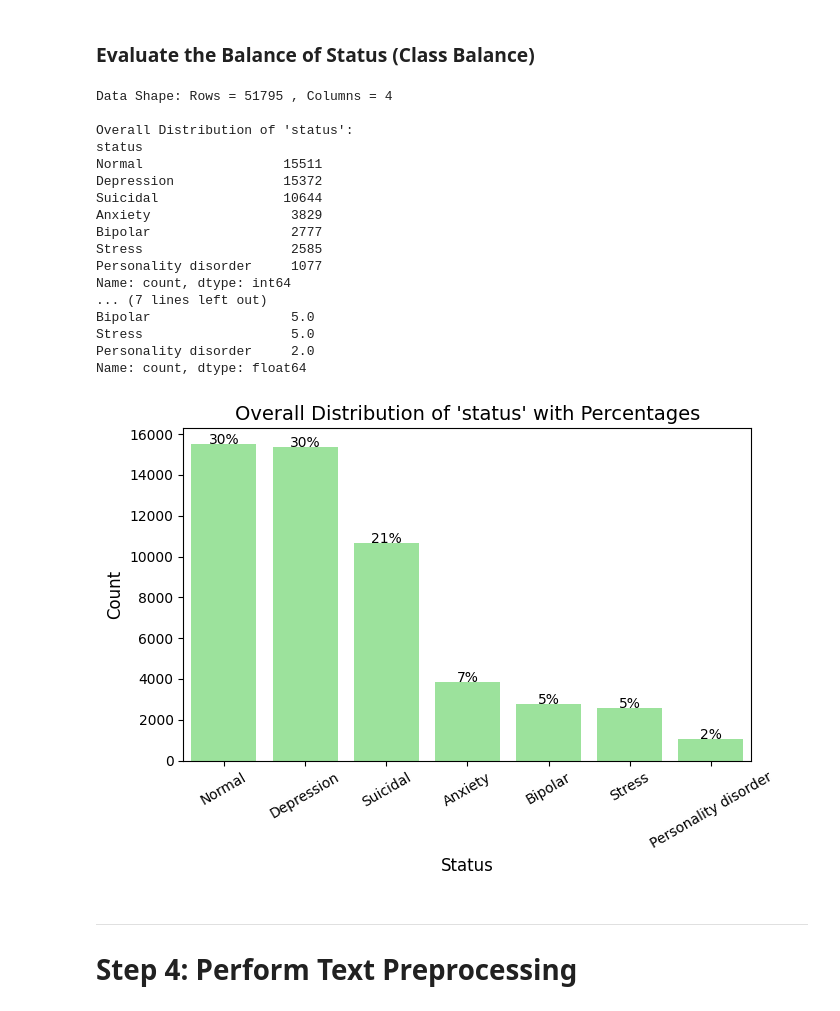
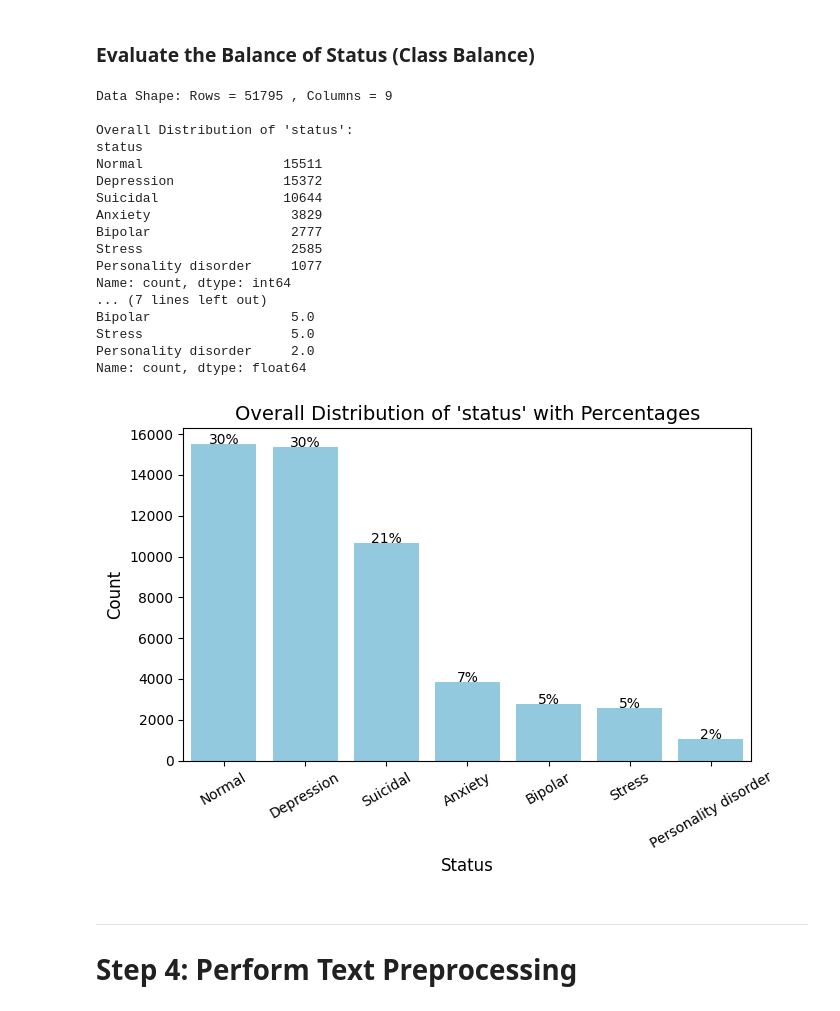
Before and after one commit to viando8/datasci207-final-project, a Jupyter notebook: 1_EDA_Bag_of_Words_Bag_of_Embeddings.ipynb, the cells around one changed output. Saved outputs shown, nothing was run; the diff lists cells and outputs as text; code cells hidden in the pictures.

```diff
--- a/1_EDA_Bag_of_Words_Bag_of_Embeddings.ipynb
+++ b/1_EDA_Bag_of_Words_Bag_of_Embeddings.ipynb
@@ -211,42 +210,42 @@ print(status_percentages.round())
 
 # plot the overall status distribution with percentages
 plt.figure(figsize=(7, 5))
-sns.barplot(x=status_distribution_overall.index, y=status_distribution_overall.values, color='lightgreen')
+sns.barplot(x=status_distribution_overall.index, y=status_distribution_overall.values, color='skyblue')
 
 # titles and labels
 plt.title("Overall Distribution of 'status' with Percentages", fontsize=14)
 plt.xlabel("Status", fontsize=12)
 plt.ylabel("Count", fontsize=12)
 plt.xticks(rotation=30)
 
 # put the percentages on the bars
 for index, value in enumerate(status_distribution_overall.values):
     percentage = f"{round(status_percentages.values[index]):.0f}%"
     plt.text(index, value + 5, percentage, ha='center', fontsize=10)
 
 plt.tight_layout()
 
 # output
 plt.show()
 # %% [output]
-Data Shape: Rows = 51795 , Columns = 4
+Data Shape: Rows = 51795 , Columns = 9
 
 Overall Distribution of 'status':
 status
 Normal                  15511
 Depression              15372
 Suicidal                10644
 Anxiety                  3829
 Bipolar                  2777
 Stress                   2585
 Personality disorder     1077
 Name: count, dtype: int64
 ... (7 lines left out)
 Bipolar                  5.0
 Stress                   5.0
 Personality disorder     2.0
 Name: count, dtype: float64
-[figure, old version]
+[figure, new version]
 # %% [markdown]
 ---
 # Step 4: Perform Text Preprocessing
```
Also changed, not shown: parts of 4 cells of this notebook, 2 other files.
